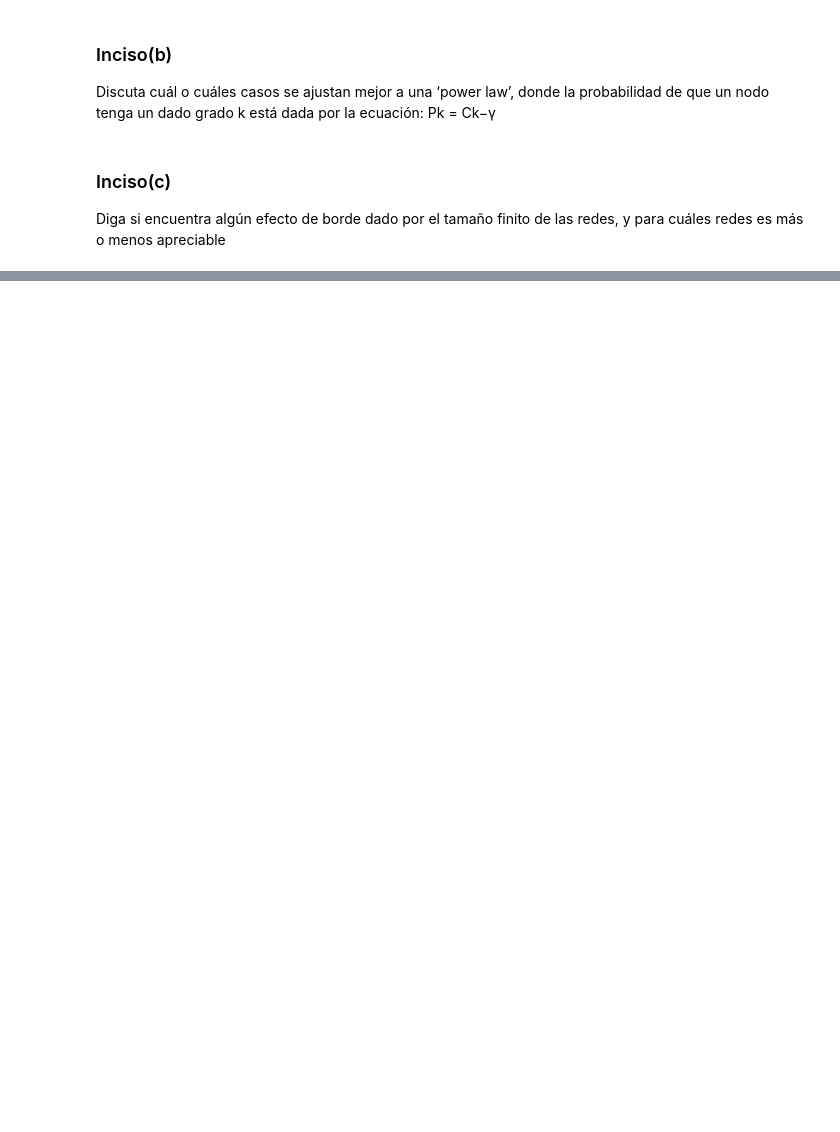
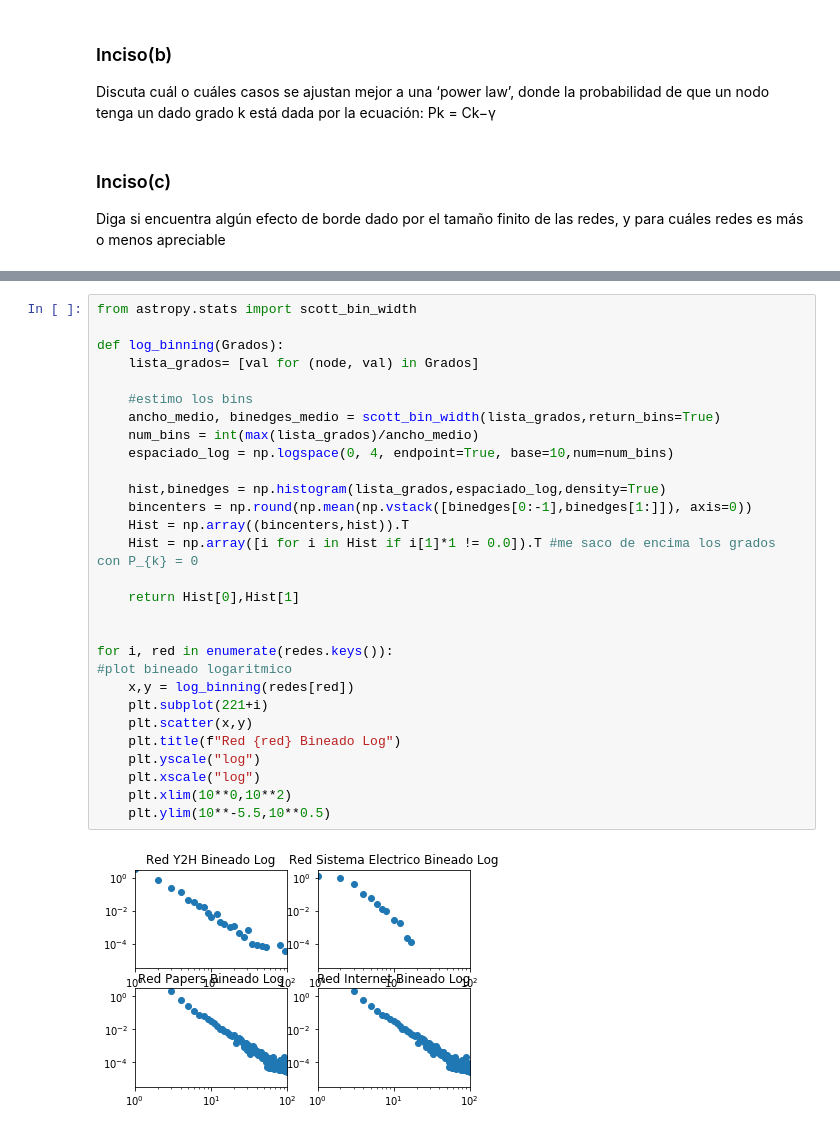
Before and after one commit to LunaKadysz/Redes, a Jupyter notebook: TPC_02/TPC_02_luna.ipynb, the cells around one changed output, grey strips where cells are left out. Drawn from its saved outputs; the diff is of its cells as text; blank space fills up the shorter version.

```diff
--- a/TPC_02/TPC_02_luna.ipynb
+++ b/TPC_02/TPC_02_luna.ipynb
@@ -110,0 +100,31 @@ redes es más o menos apreciable
+# %%
+from astropy.stats import scott_bin_width
+
+def log_binning(Grados):
+    lista_grados= [val for (node, val) in Grados]
+
+    #estimo los bins
+    ancho_medio, binedges_medio = scott_bin_width(lista_grados,return_bins=True)
+    num_bins = int(max(lista_grados)/ancho_medio)
+    espaciado_log = np.logspace(0, 4, endpoint=True, base=10,num=num_bins)
+
+    hist,binedges = np.histogram(lista_grados,espaciado_log,density=True)
+    bincenters = np.round(np.mean(np.vstack([binedges[0:-1],binedges[1:]]), axis=0))
+    Hist = np.array((bincenters,hist)).T
+    Hist = np.array([i for i in Hist if i[1]*1 != 0.0]).T #me saco de encima los grados con P_{k} = 0
+
+    return Hist[0],Hist[1]
+
+
+for i, red in enumerate(redes.keys()):
+#plot bineado logaritmico
+    x,y = log_binning(redes[red])
+    plt.subplot(221+i)
+    plt.scatter(x,y)
+    plt.title(f"Red {red} Bineado Log")
+    plt.yscale("log")
+    plt.xscale("log")
+    plt.xlim(10**0,10**2)
+    plt.ylim(10**-5.5,10**0.5)
+# %% [output]
+[figure, added]
```
Also changed, not shown: parts of 8 cells of this notebook.
